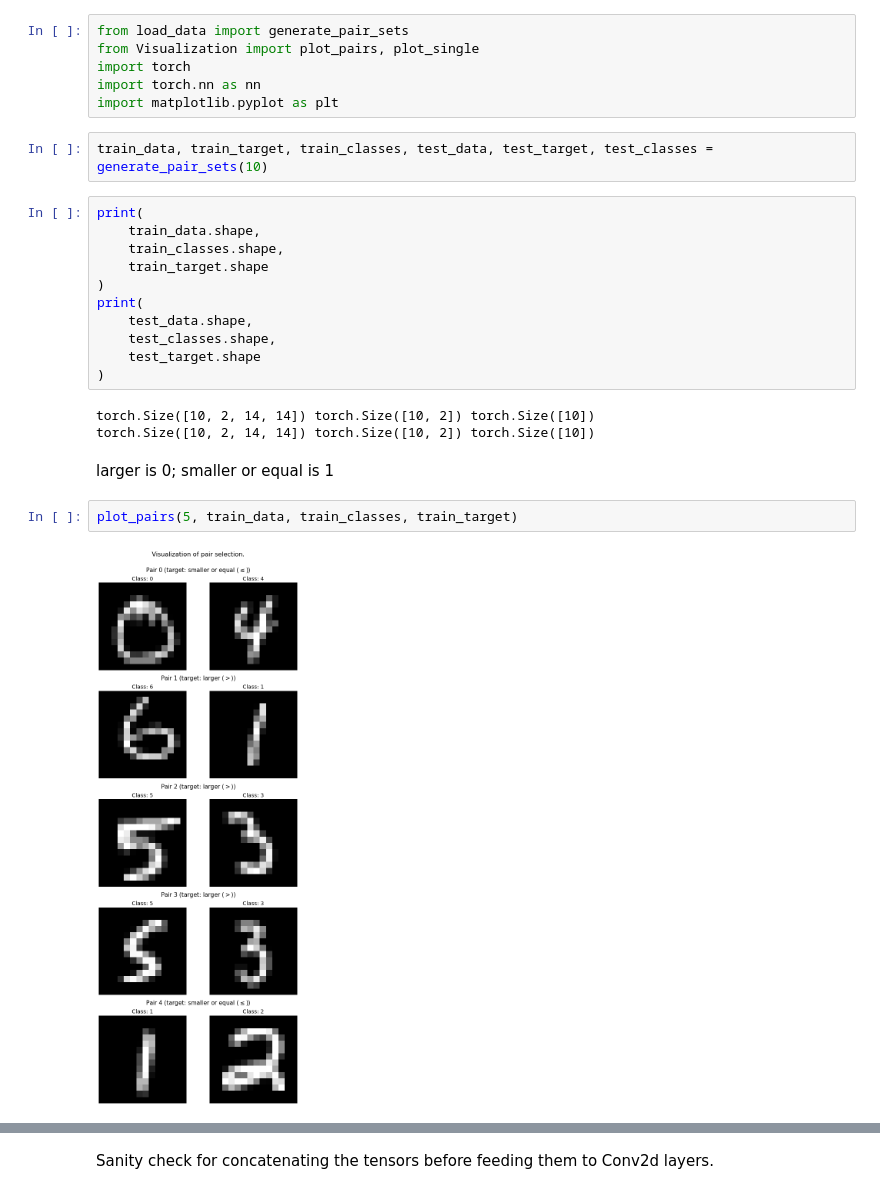
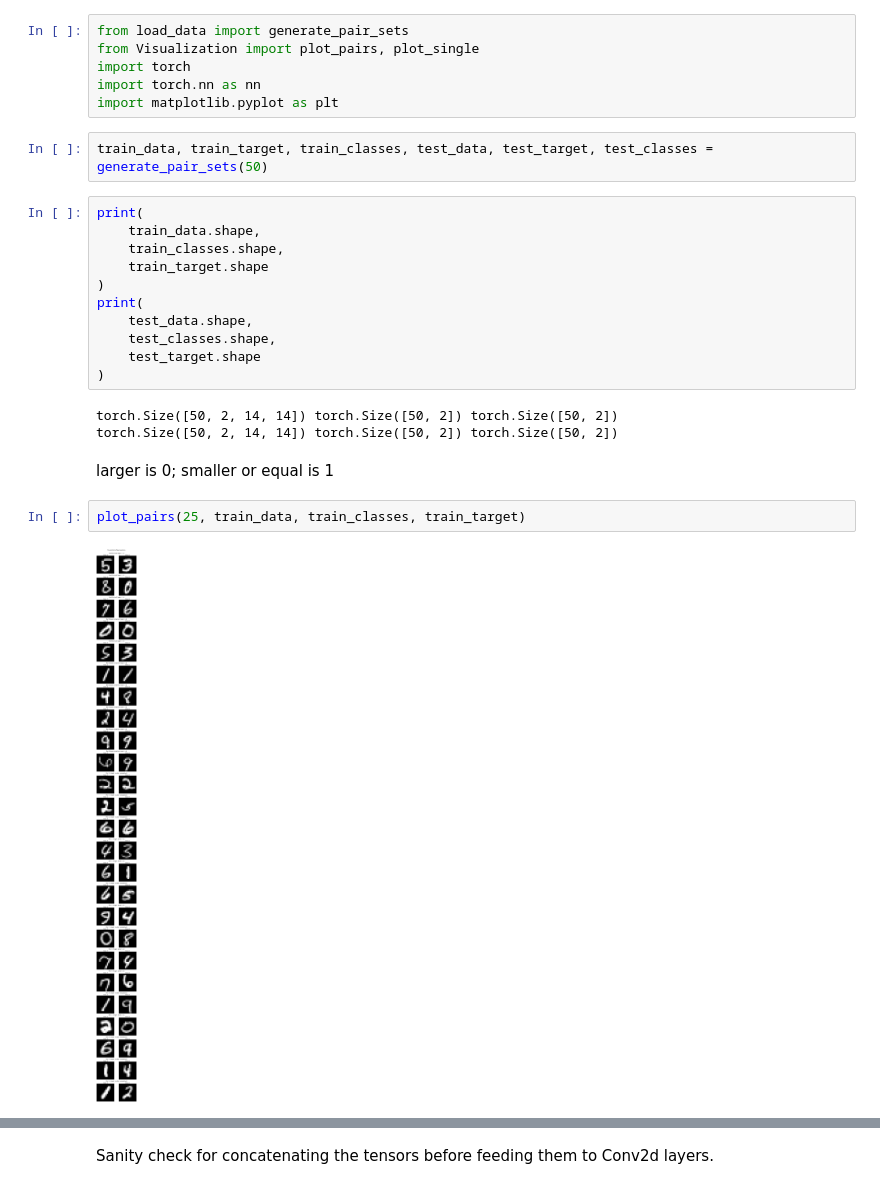
Before and after one commit to I-am-Rudi/DL_FinalProject, a Jupyter notebook: Project_1/testing.ipynb, the cells around one changed output, grey strips where cells are left out. Drawn from its saved outputs; the diff is of its cells as text.

```diff
--- a/Project_1/testing.ipynb
+++ b/Project_1/testing.ipynb
@@ -5,7 +5,7 @@ import torch
 import torch.nn as nn
 import matplotlib.pyplot as plt
 # %%
-train_data, train_target, train_classes, test_data, test_target, test_classes = generate_pair_sets(10)
+train_data, train_target, train_classes, test_data, test_target, test_classes = generate_pair_sets(50)
 # %%
 print(
     train_data.shape,
@@ -18,14 +18,14 @@ print(
     test_target.shape
 )
 # %% [output]
-torch.Size([10, 2, 14, 14]) torch.Size([10, 2]) torch.Size([10])
-torch.Size([10, 2, 14, 14]) torch.Size([10, 2]) torch.Size([10])
+torch.Size([50, 2, 14, 14]) torch.Size([50, 2]) torch.Size([50, 2])
+torch.Size([50, 2, 14, 14]) torch.Size([50, 2]) torch.Size([50, 2])
 # %% [markdown]
 larger is 0; smaller or equal is 1
 # %%
-plot_pairs(5, train_data, train_classes, train_target)
+plot_pairs(25, train_data, train_classes, train_target)
 # %% [output]
-[figure, old version]
+[figure, new version]
 # %%
 test_tensor = train_data
 test_tensor = torch.cat((test_tensor[:, 0, :,:], test_tensor[:,1, :, :]), 2)
```
Also changed, not shown: parts of 2 cells of this notebook, 6 other files.
